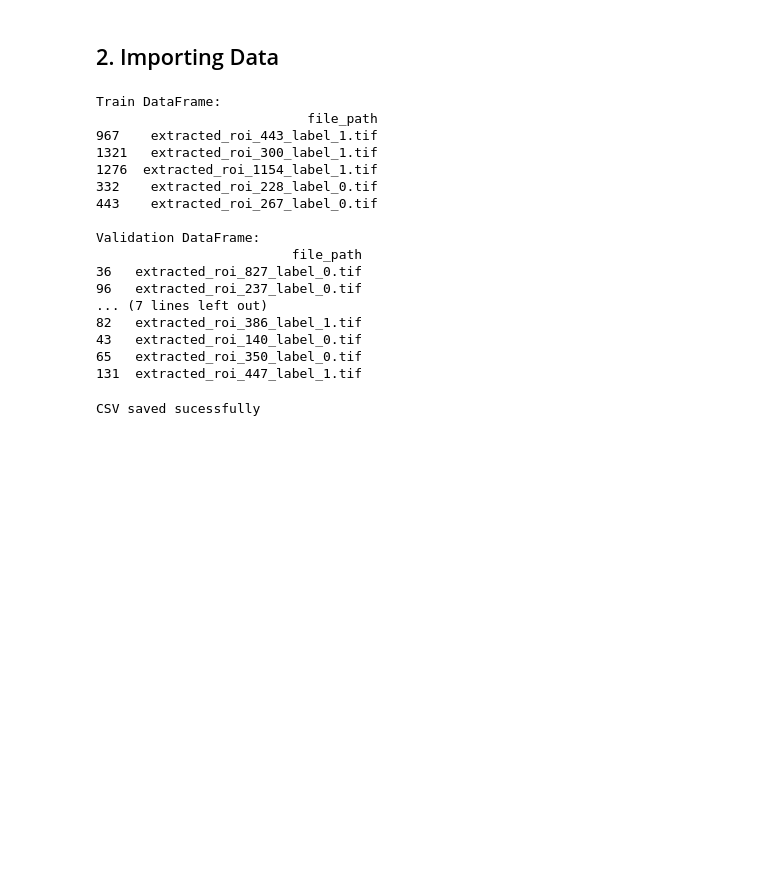
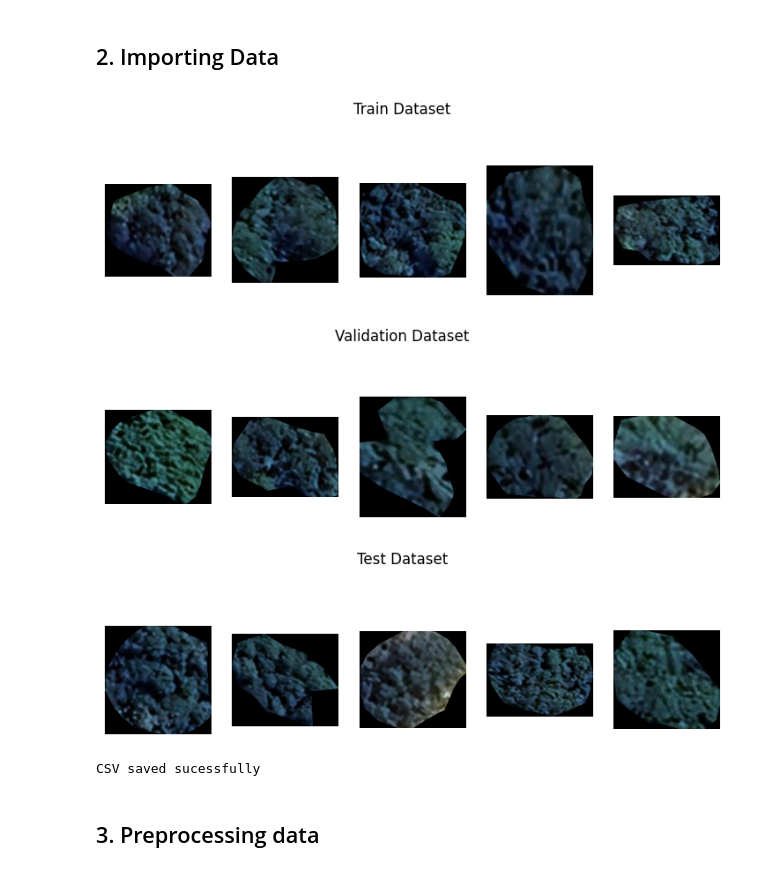
Before and after one commit to Dreyyyyy/IC, a Jupyter notebook: satelite/cnn.ipynb, the cells around one changed output. Cells and saved outputs as stored; diff of their text form; code cells hidden in the pictures; blank space fills up the shorter version.

```diff
--- a/satelite/cnn.ipynb
+++ b/satelite/cnn.ipynb
@@ -46,7 +53,8 @@ if not tif_files:
     train_files += [f for f in os.listdir(os.path.join(train, 'pinus')) if f.endswith('.tif')]
     valid_files = [f for f in os.listdir(os.path.join(valid, 'not-pinus')) if f.endswith('.tif')]
     valid_files += [f for f in os.listdir(os.path.join(valid, 'pinus')) if f.endswith('.tif')]
-    test_files = [f for f in os.listdir(os.path.join(test)) if f.endswith('.tif')]
+    test_files = [f for f in os.listdir(os.path.join(test, 'not-pinus')) if f.endswith('.tif')]
+    test_files += [f for f in os.listdir(os.path.join(test, 'pinus')) if f.endswith('.tif')]
 else:
     # Define the ratio for train-validation-test split (e.g., 70-20-10 split)
     train_ratio = 0.7
@@ -58,65 +66,74 @@ else:
 
     # Split the data into train, validation, and test sets
     train_files, test_files = train_test_split(tif_files, test_size=test_ratio, random_state=42)
     train_files, valid_files = train_test_split(train_files, test_size=valid_ratio / (train_ratio + valid_ratio),
                                                 random_state=42)
 
     # Move files to train, validation, and test folders
     for file in train_files:
         src = os.path.join(main_folder, file)
         # Extract label from the filename
-        label = int(file.split('_label_')[-1].split('.')[0])
-        if label == 0:
+        # label = int(file.split('_label_')[-1].split('.')[0])
+        file_name = os.path.basename(file)
+        if file_name.startswith('not-pinus'):
             dst = os.path.join(train, 'not-pinus', file)
         else:
             dst = os.path.join(train, 'pinus', file)
         shutil.move(src, dst)
 
     for file in valid_files:
         src = os.path.join(main_folder, file)
         # Extract label from the filename
-        label = int(file.split('_label_')[-1].split('.')[0])
-        if label == 0:
+        # label = int(file.split('_label_')[-1].split('.')[0])
+        file_name = os.path.basename(file)
+        if file_name.startswith('not-pinus'):
             dst = os.path.join(valid, 'not-pinus', file)
         else:
             dst = os.path.join(valid, 'pinus', file)
         shutil.move(src, dst)
 
     for file in test_files:
         src = os.path.join(main_folder, file)
-        dst = os.path.join(test, file)
+        # Extract label from the filename
+        # label = int(file.split('_label_')[-1].split('.')[0])
+        file_name = os.path.basename(file)
+        if file_name.startswith('not-pinus'):
+            dst = os.path.join(test, 'not-pinus', file)
+        else:
+            dst = os.path.join(test, 'pinus', file)
         shutil.move(src, dst)
 
 # Convert lists to DataFrames
-train_df = pd.DataFrame(train_files, columns=['file_path'])
-valid_df = pd.DataFrame(valid_files, columns=['file_path'])
-test_df = pd.DataFrame(test_files, columns=['file_path'])
+train_df = pd.DataFrame(train_files, columns=['file_name'])
+valid_df = pd.DataFrame(valid_files, columns=['file_name'])
+test_df = pd.DataFrame(test_files, columns=['file_name'])
 
-# Display the DataFrames
-print("Train DataFrame:")
-print(train_df.sample(5))
-print("\nValidation DataFrame:")
-print(valid_df.sample(5))
-print("\nTest DataFrame:")
-print(test_df.sample(5))
+# Function to plot images from a DataFrame
+def plot_images(df, title, base_folder):
+    fig, axes = plt.subplots(1, 5, figsize=(9, 3))
+    fig.suptitle(title)
+    for i, (_, row) in enumerate(df.head(5).iterrows()):
+        file_name = row['file_name']
+        subfolder = 'not-pinus' if file_name.startswith('not-pinus') else 'pinus'
+        file_path = os.path.join(base_folder, subfolder, file_name)
+        img = Image.open(file_path)
+        axes[i].imshow(img)
+        axes[i].axis('off')
+
+# Plot images from train_df
+plot_images(train_df, 'Train Dataset', train)
+
+# Plot images from valid_df
+plot_images(valid_df, 'Validation Dataset', valid)
+
+# Plot images from test_df
+plot_images(test_df, 'Test Dataset', test)
+
+plt.show()
 # %% [output]
-Train DataFrame:
-                           file_path
-967    extracted_roi_443_label_1.tif
-1321   extracted_roi_300_label_1.tif
-1276  extracted_roi_1154_label_1.tif
-332    extracted_roi_228_label_0.tif
-443    extracted_roi_267_label_0.tif
-
-Validation DataFrame:
-                         file_path
-36   extracted_roi_827_label_0.tif
-96   extracted_roi_237_label_0.tif
-... (7 lines left out)
-82   extracted_roi_386_label_1.tif
-43   extracted_roi_140_label_0.tif
-65   extracted_roi_350_label_0.tif
-131  extracted_roi_447_label_1.tif
+[figure, added]
+[figure, added]
+[figure, added]
 # %%
 # Store the test_df on a pdf with the true labels
 
@@ -139,3 +162,5 @@ else:
     print("CSV already on the directory.")
 # %% [output]
 CSV saved sucessfully
+# %% [markdown]
+## 3. Preprocessing data
```
Also changed, not shown: parts of 35 cells of this notebook.
